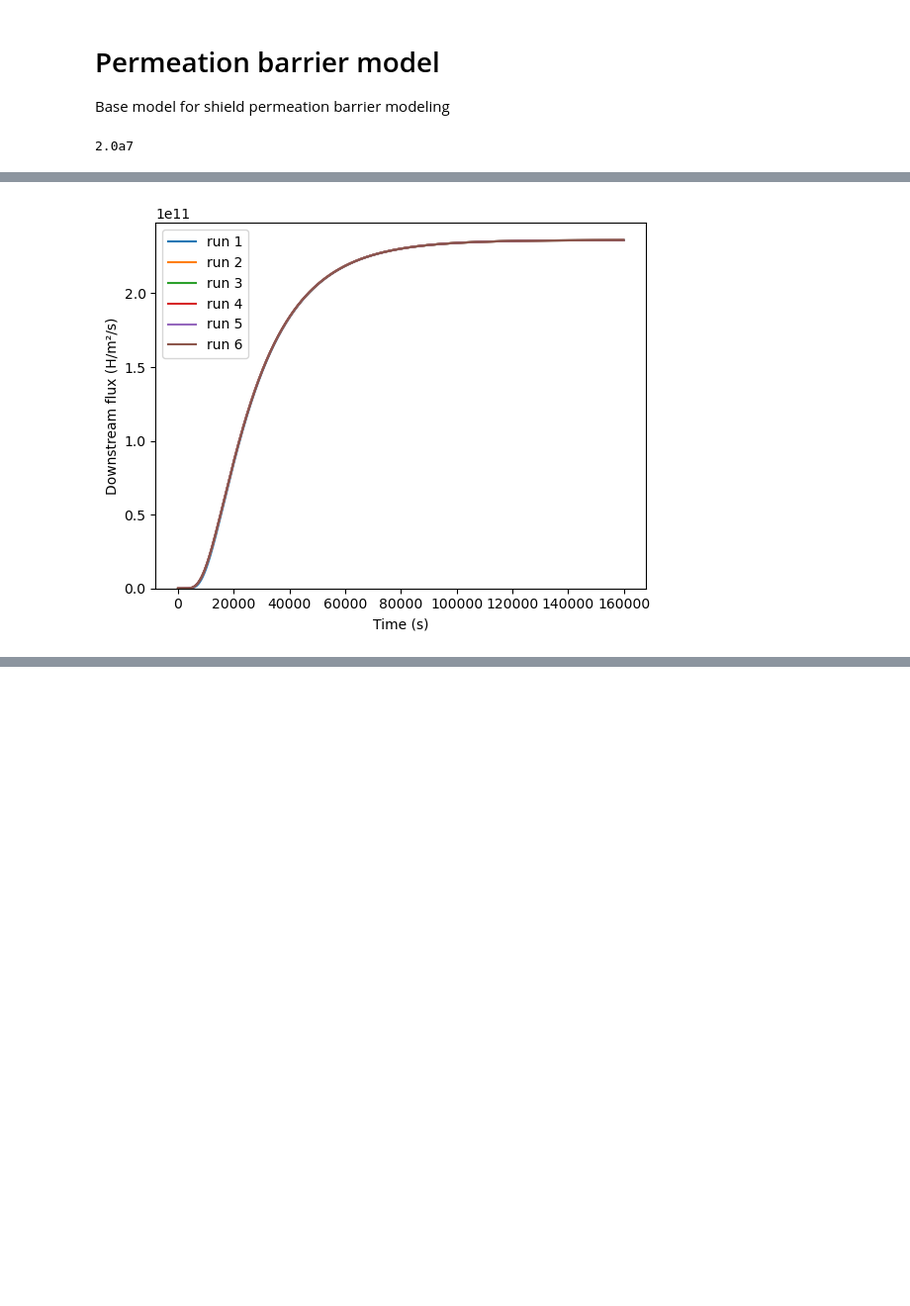
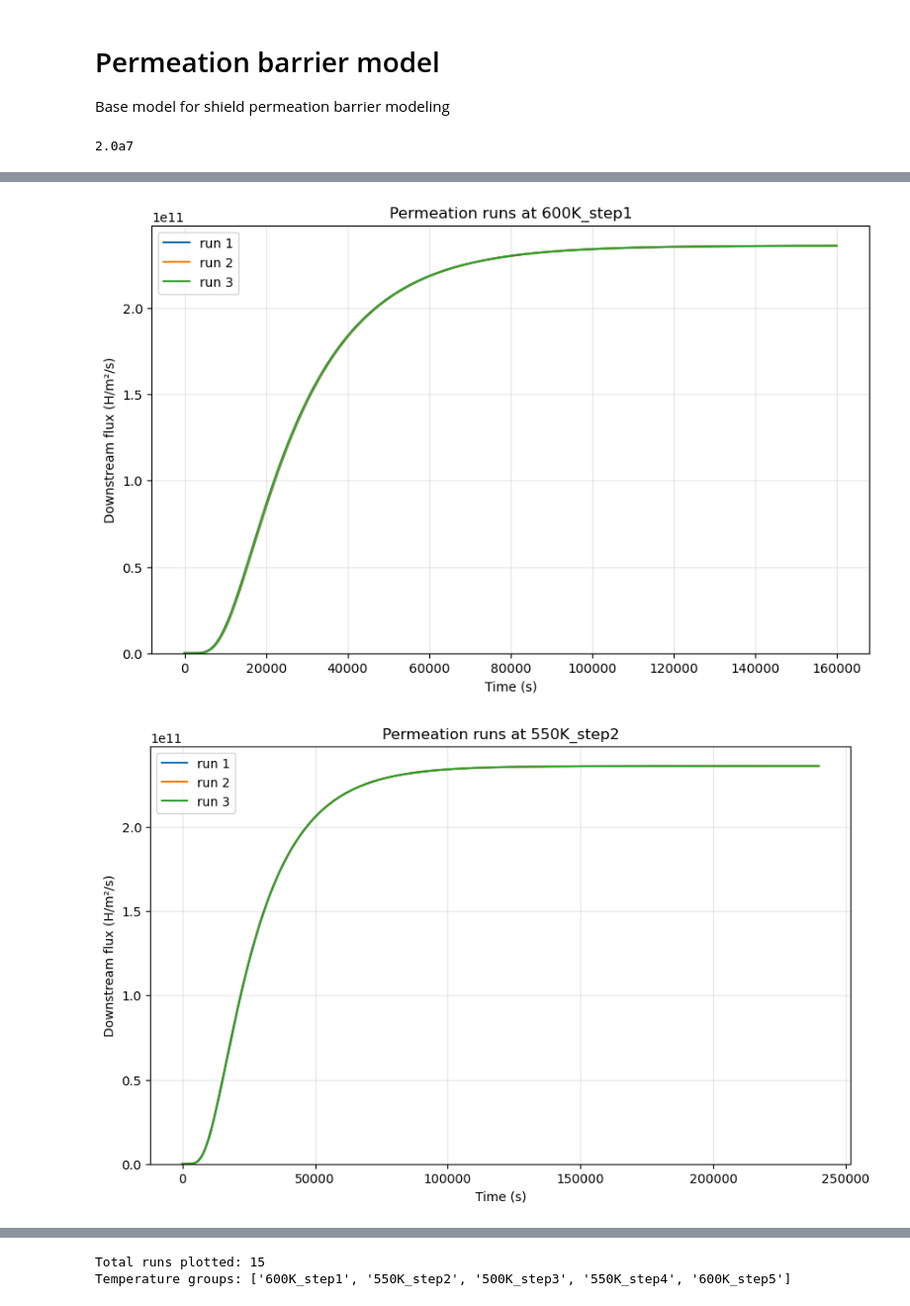
Before and after one commit to WeaverC20/permeation_barrier_analysis, a Jupyter notebook: two_layer_numerical/timelag_analysis.ipynb, the cells around one changed output, grey strips where cells are left out. Shown at 99% size. Saved outputs shown, nothing was run; the diff lists cells and outputs as text; code cells hidden in the pictures; blank space fills up the shorter version.

Commit message:
now runs at 600K, 550, 500 and then steps back up and compares graphs

```diff
--- a/two_layer_numerical/timelag_analysis.ipynb
+++ b/two_layer_numerical/timelag_analysis.ipynb
@@ -14,9 +14,8 @@ print(F.__version__)
 my_model = F.HydrogenTransportProblem()
 
 substrate_thick = 1e-3  # m
-my_model.temperature = 600
+# Temperature will be set after defining T_func in next cell
 w_atom_density = 6.3e28  # atom/m3
-final_time = 1.2e5  # s
 
 tungsten = F.Material(
     D_0=4.1e-7,
@@ -143,56 +179,71 @@ plt.show()
 # %%
 import numpy as np
 import matplotlib.pyplot as plt
 
 times = np.asarray(times)
 flux  = np.asarray(permeation_flux.data)
 
-# milestones: [run1_end, bake1_end, run2_end, bake2_end, ..., runN_end]
-# length = 2*n_runs - 1
-milestones = np.asarray(milestones)
+# milestones from temp_schedule
+milestones_arr = np.asarray(milestones)
 
 # ---------------------------------------
-# Split into segments (runs and bakes)
+# Split into segments (runs and bakes) with temperature info
 # ---------------------------------------
-segments = []  # each item: (segment_type, times, flux)
+segments = []  # each item: (segment_type, temperature, times, flux)
 
 t_prev = 0.0
 
-for k, m in enumerate(milestones):
-    # even k = run segment, odd k = bake segment
-    is_run = (k % 2 == 0)
-    seg_type = "run" if is_run else "bake"
-
+for k, (m, temp, phase) in enumerate(temp_schedule):
     mask = (times > t_prev) & (times <= m)
-
     seg_times = times[mask]
     seg_flux  = flux[mask]
 
-    segments.append((seg_type, seg_times, seg_flux))
-
-    t_prev = m  # update previous milestone
-
+    segments.append((phase, temp, seg_times, seg_flux))
+    t_prev = m
 
 # ---------------------------------------
-# Extract only the runs for plotting
+# Extract only the runs
 # ---------------------------------------
-run_segments = [(t, f) for (typ, t, f) in segments if typ == "run"]
+run_segments = [(temp, t, f) for (typ, temp, t, f) in segments if typ == "run"]
 
-plt.figure()
+# Group runs by temperature step
+temp_groups = {}
+run_counter = 0
 
-for i, (t_seg, f_seg) in enumerate(run_segments, start=1):
-    # shift second+ runs to start at zero
-    if i == 1:
-        t_plot = t_seg
-    else:
+for temp_idx, temp in enumerate(temperatures):
+    temp_key = f"{temp}K_step{temp_idx+1}"
+    temp_groups[temp_key] = []
+
+    for _ in range(runs_per_temp):
+        if run_counter < len(run_segments):
+            temp_groups[temp_key].append(run_segments[run_counter])
+            run_counter += 1
+
+# ---------------------------------------
+# Plot each temperature group separately
+# ---------------------------------------
+for temp_key, runs in temp_groups.items():
+    if len(runs) == 0:
+        continue
+
+    plt.figure(figsize=(10, 6))
+
+    for i, (temp, t_seg, f_seg) in enumerate(runs, start=1):
+        # Shift ALL runs to start at zero
         t_plot = t_seg - t_seg[0]
 
-    plt.plot(t_plot, np.abs(f_seg), label=f"run {i}")
+        plt.plot(t_plot, np.abs(f_seg), label=f"run {i}")
 
-plt.ylim(bottom=0)
-plt.xlabel("Time (s)")
-plt.ylabel("Downstream flux (H/m²/s)")
-plt.legend()
-plt.show()
+    plt.ylim(bottom=0)
+    plt.xlabel("Time (s)")
+    plt.ylabel("Downstream flux (H/m²/s)")
+    plt.title(f"Permeation runs at {temp_key}")
+    plt.legend()
+    plt.grid(True, alpha=0.3)
+    plt.show()
+
+print(f"\nTotal runs plotted: {run_counter}")
+print(f"Temperature groups: {list(temp_groups.keys())}")
 # %% [output]
-[figure, old version]
+[figure, new version]
+[figure, added]
@@ -199 +253,3 @@ plt.show()
+Total runs plotted: 15
+Temperature groups: ['600K_step1', '550K_step2', '500K_step3', '550K_step4', '600K_step5']
 # %%
```
Also changed, not shown: parts of 7 cells of this notebook, 1 other file.
